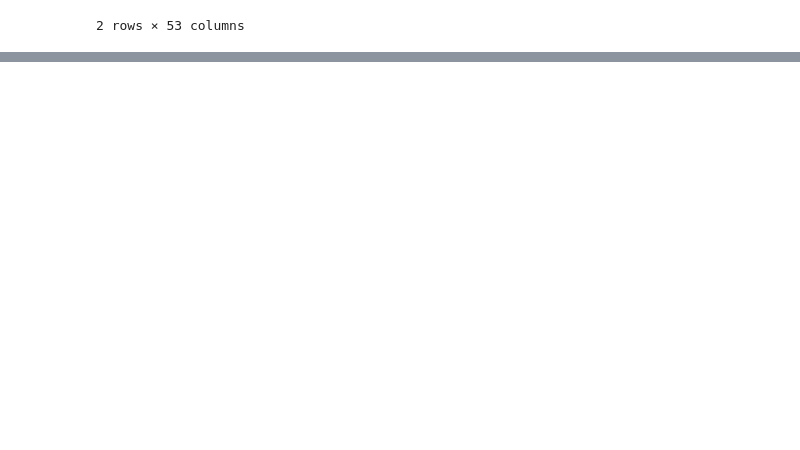
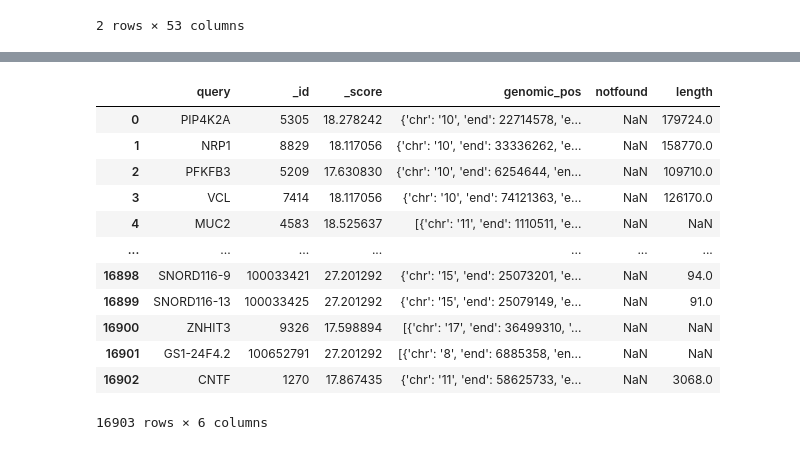
Before and after one commit to Harrison-Q-Ma/BNFO285_Projects, a Jupyter notebook: project_2/Harrison/analysis/analysis.ipynb, the cells around one changed output, grey strips where cells are left out. Cells and saved outputs as stored; diff of their text form; code cells hidden in the pictures; blank space fills up the shorter version.

Commit message:
cleaned data

```diff
--- a/project_2/Harrison/analysis/analysis.ipynb
+++ b/project_2/Harrison/analysis/analysis.ipynb
@@ -141,0 +203,18 @@ mutations['VAF'].hist(bins=25)
+# %%
+# add gene length information
+genes = pd.read_csv('/Users/harrisonma/Documents/PhD Classes/2025 Spring/BNFO 285/BNFO285_Projects/Data/annotations/gene_length.csv')
+genes
+# %% [output]
+|  | query | _id | _score | genomic_pos | notfound | length |
+| 0 | PIP4K2A | 5305 | 18.278242 | {'chr': '10', 'end': 22714578, 'e... | NaN | 179724.0 |
+| 1 | NRP1 | 8829 | 18.117056 | {'chr': '10', 'end': 33336262, 'e... | NaN | 158770.0 |
+| 2 | PFKFB3 | 5209 | 17.630830 | {'chr': '10', 'end': 6254644, 'en... | NaN | 109710.0 |
+| 3 | VCL | 7414 | 18.117056 | {'chr': '10', 'end': 74121363, 'e... | NaN | 126170.0 |
+| 4 | MUC2 | 4583 | 18.525637 | [{'chr': '11', 'end': 1110511, 'e... | NaN | NaN |
+| ... | ... | ... | ... | ... | ... | ... |
+| 16898 | SNORD116-9 | 100033421 | 27.201292 | {'chr': '15', 'end': 25073201, 'e... | NaN | 94.0 |
+| 16899 | SNORD116-13 | 100033425 | 27.201292 | {'chr': '15', 'end': 25079149, 'e... | NaN | 91.0 |
+| 16900 | ZNHIT3 | 9326 | 17.598894 | [{'chr': '17', 'end': 36499310, '... | NaN | NaN |
+| 16901 | GS1-24F4.2 | 100652791 | 27.201292 | [{'chr': '8', 'end': 6885358, 'en... | NaN | NaN |
+| 16902 | CNTF | 1270 | 17.867435 | {'chr': '11', 'end': 58625733, 'e... | NaN | 3068.0 |
+16903 rows × 6 columns
```
Also changed, not shown: parts of 18 cells of this notebook, 2 other files.
